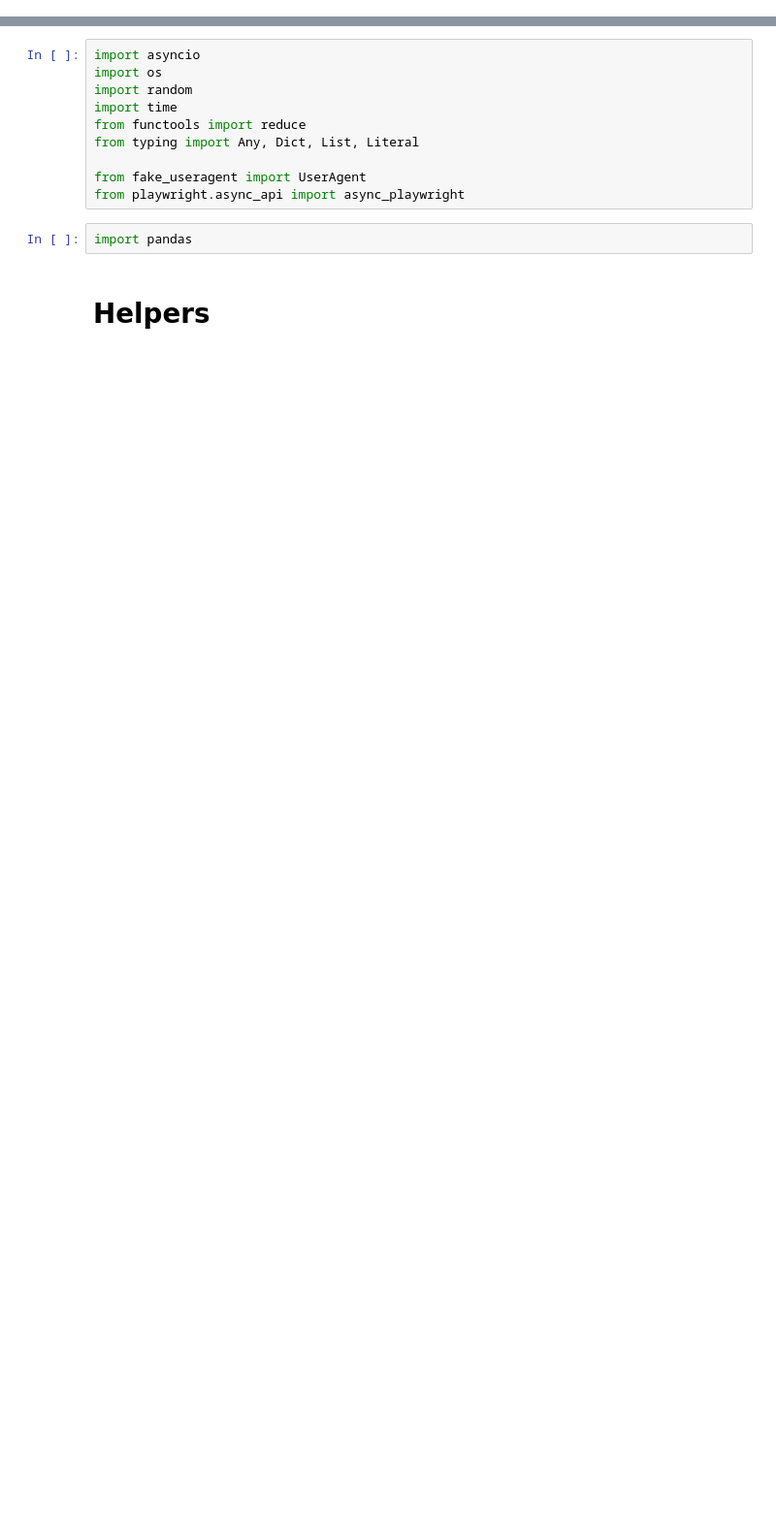
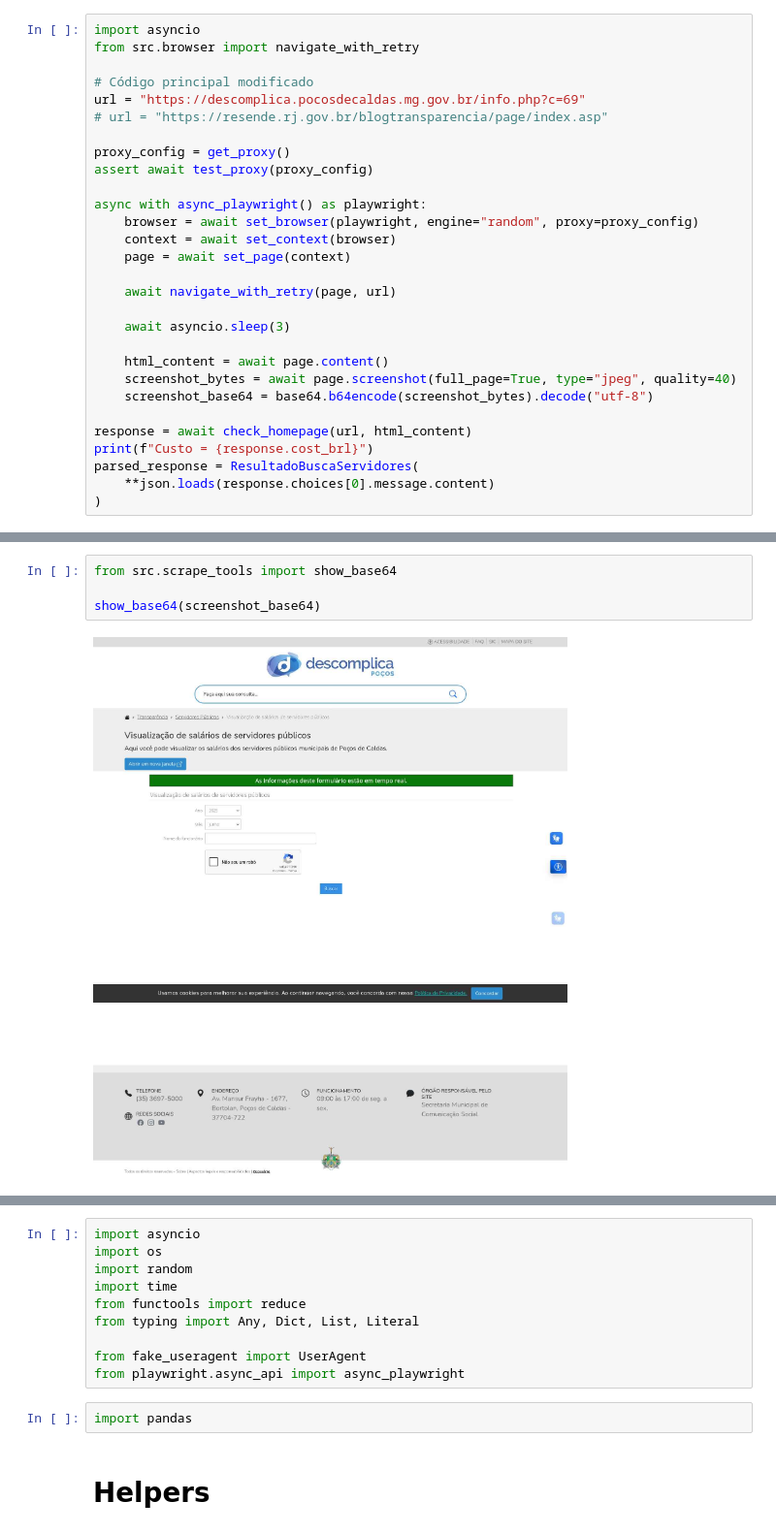
Before and after one commit to emdemor/playwright-sandbox, a Jupyter notebook: project/agentes.ipynb, the cells around one changed output, grey strips where cells are left out. Shown at 97% size. Cells and saved outputs as stored; diff of their text form; blank space fills up the shorter version.

```diff
--- a/project/agentes.ipynb
+++ b/project/agentes.ipynb
@@ -7,0 +104,29 @@ nest_asyncio.apply()
+# %%
+import asyncio
+from src.browser import navigate_with_retry
+
+# Código principal modificado
+url = "https://descomplica.pocosdecaldas.mg.gov.br/info.php?c=69"
+# url = "https://resende.rj.gov.br/blogtransparencia/page/index.asp"
+
+proxy_config = get_proxy()
+assert await test_proxy(proxy_config)
+
+async with async_playwright() as playwright:
+    browser = await set_browser(playwright, engine="random", proxy=proxy_config)
+    context = await set_context(browser)
+    page = await set_page(context)
+
+    await navigate_with_retry(page, url)
+
+    await asyncio.sleep(3)
+
+    html_content = await page.content()
+    screenshot_bytes = await page.screenshot(full_page=True, type="jpeg", quality=40)
+    screenshot_base64 = base64.b64encode(screenshot_bytes).decode("utf-8")
+
+response = await check_homepage(url, html_content)
+print(f"Custo = {response.cost_brl}")
+parsed_response = ResultadoBuscaServidores(
+    **json.loads(response.choices[0].message.content)
+)
@@ -7,0 +142,6 @@ nest_asyncio.apply()
+# %%
+from src.scrape_tools import show_base64
+
+show_base64(screenshot_base64)
+# %% [output]
+[figure, added]
```
Also changed, not shown: parts of 49 cells of this notebook, 2 other files.
